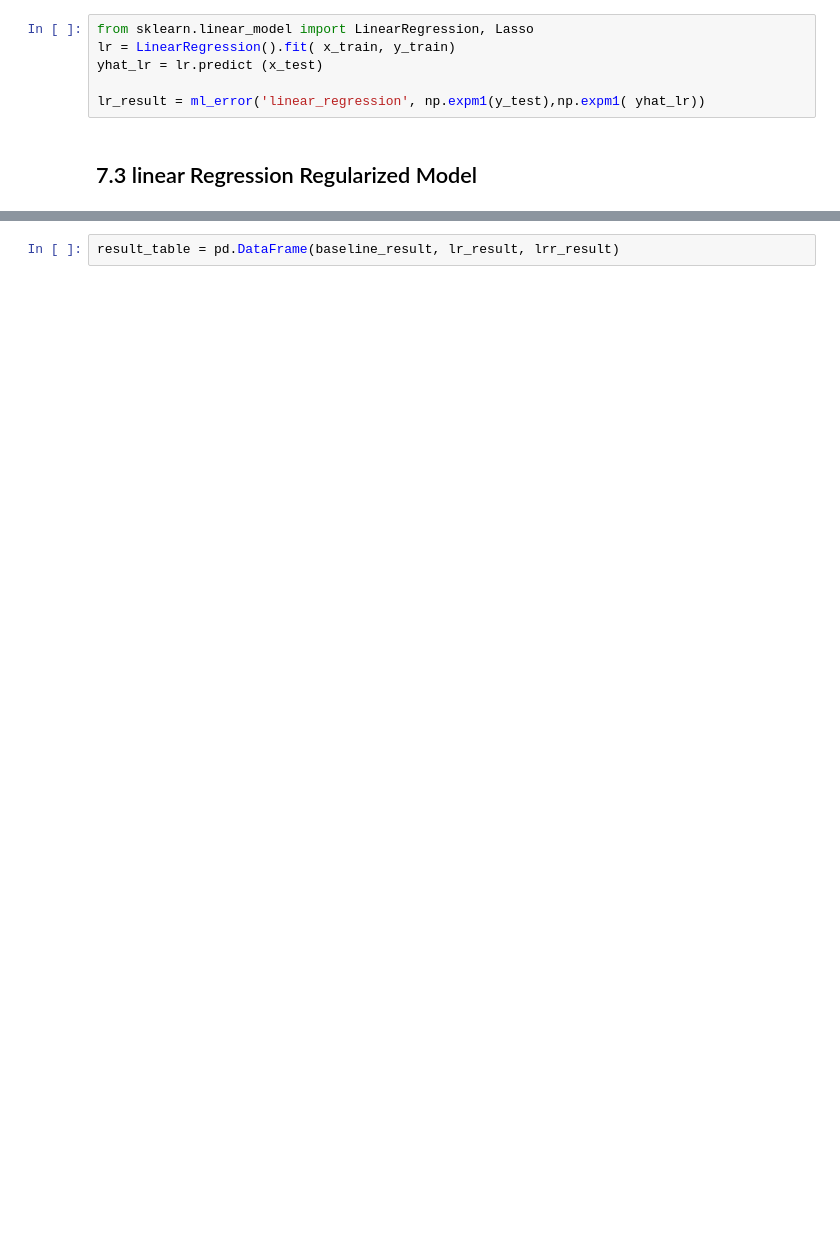
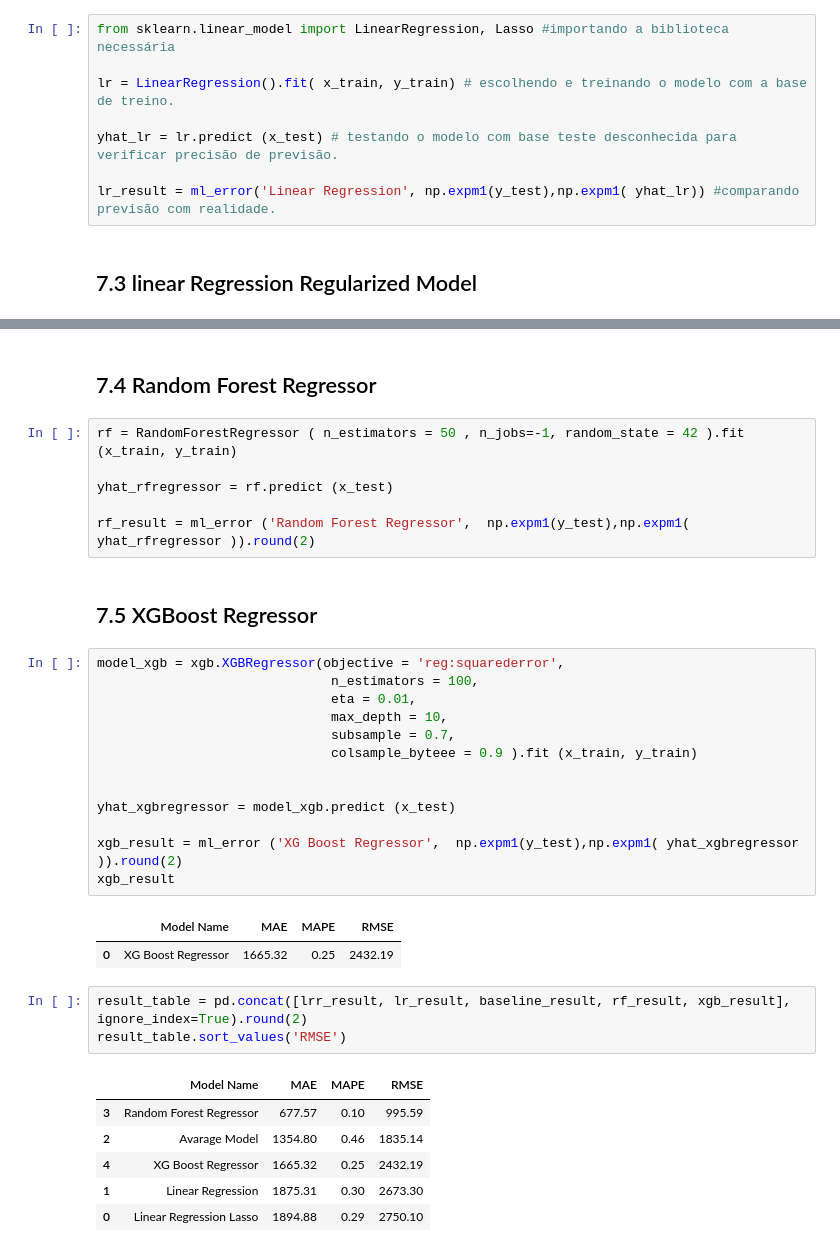
Before and after one commit to Thamirisq/project_-rossmann_train, a Jupyter notebook: notebook_rossman_project.ipynb, the cells around one changed output, grey strips where cells are left out. Cells and saved outputs as stored; diff of their text form; blank space fills up the shorter version.

Commit message:
Working on random Forest and XGboost to compare to linear models

```diff
--- a/notebook_rossman_project.ipynb
+++ b/notebook_rossman_project.ipynb
@@ -1069,11 +1175,13 @@ baseline_result
 # %% [markdown]
 ## 7.2 linear Regression Model
 # %%
-from sklearn.linear_model import LinearRegression, Lasso
-lr = LinearRegression().fit( x_train, y_train)
-yhat_lr = lr.predict (x_test)
+from sklearn.linear_model import LinearRegression, Lasso #importando a biblioteca necessária
 
-lr_result = ml_error('linear_regression', np.expm1(y_test),np.expm1( yhat_lr))
+lr = LinearRegression().fit( x_train, y_train) # escolhendo e treinando o modelo com a base de treino.
+
+yhat_lr = lr.predict (x_test) # testando o modelo com base teste desconhecida para verificar precisão de previsão.
+
+lr_result = ml_error('Linear Regression', np.expm1(y_test),np.expm1( yhat_lr)) #comparando previsão com realidade.
 # %% [markdown]
 ## 7.3 linear Regression Regularized Model
 # %%
@@ -1087,2 +1193,36 @@ lrr_result
-# %%
-result_table = pd.DataFrame(baseline_result, lr_result, lrr_result)
+# %% [markdown]
+## 7.4 Random Forest Regressor
+# %%
+rf = RandomForestRegressor ( n_estimators = 50 , n_jobs=-1, random_state = 42 ).fit (x_train, y_train)
+
+yhat_rfregressor = rf.predict (x_test)
+
+rf_result = ml_error ('Random Forest Regressor',  np.expm1(y_test),np.expm1( yhat_rfregressor )).round(2)
+# %% [markdown]
+## 7.5 XGBoost Regressor
+# %%
+model_xgb = xgb.XGBRegressor(objective = 'reg:squarederror',
+                              n_estimators = 100,
+                              eta = 0.01,
+                              max_depth = 10,
+                              subsample = 0.7,
+                              colsample_byteee = 0.9 ).fit (x_train, y_train)
+
+
+yhat_xgbregressor = model_xgb.predict (x_test)
+
+xgb_result = ml_error ('XG Boost Regressor',  np.expm1(y_test),np.expm1( yhat_xgbregressor )).round(2)
+xgb_result
+# %% [output]
+|  | Model Name | MAE | MAPE | RMSE |
+| 0 | XG Boost Regressor | 1665.32 | 0.25 | 2432.19 |
+# %%
+result_table = pd.concat([lrr_result, lr_result, baseline_result, rf_result, xgb_result], ignore_index=True).round(2)
+result_table.sort_values('RMSE')
+# %% [output]
+|  | Model Name | MAE | MAPE | RMSE |
+| 3 | Random Forest Regressor | 677.57 | 0.10 | 995.59 |
+| 2 | Avarage Model | 1354.80 | 0.46 | 1835.14 |
+| 4 | XG Boost Regressor | 1665.32 | 0.25 | 2432.19 |
+| 1 | Linear Regression | 1875.31 | 0.30 | 2673.30 |
+| 0 | Linear Regression Lasso | 1894.88 | 0.29 | 2750.10 |
```
Also changed, not shown: parts of 32 cells of this notebook.
